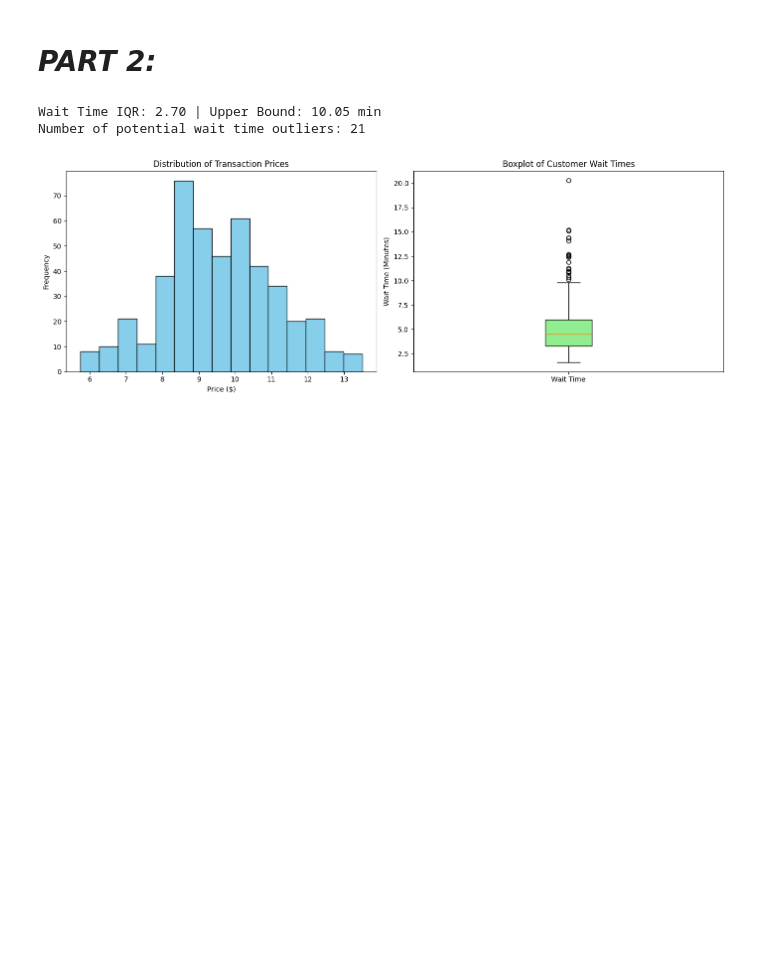
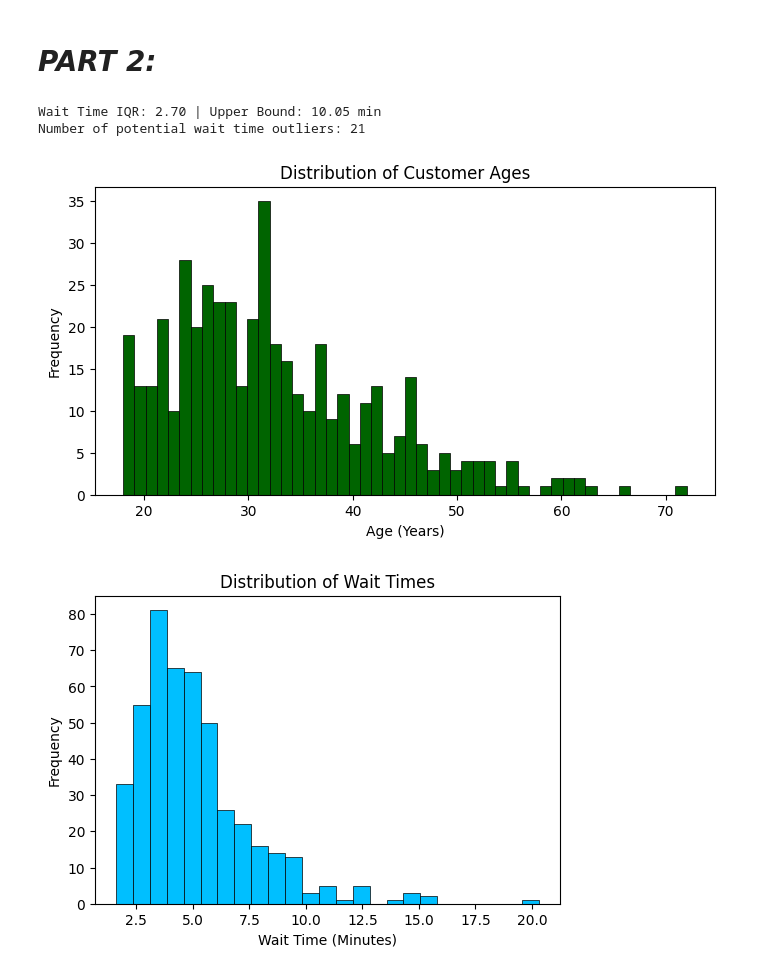
Before and after one commit to AD8787/AP-Stats-DS, a Jupyter notebook: BlendLab.ipynb, the cells around one changed output. Saved outputs shown, nothing was run; the diff lists cells and outputs as text; code cells hidden in the pictures; blank space fills up the shorter version.

```diff
--- a/BlendLab.ipynb
+++ b/BlendLab.ipynb
@@ -314,34 +314,33 @@ Name: Wait_Time_Min, dtype: float64
 # %%
 Q1_wait = df["Wait_Time_Min"].quantile(0.25)
 Q3_wait = df["Wait_Time_Min"].quantile(0.75)
 IQR_wait = Q3_wait - Q1_wait
 upper_bound_wait = Q3_wait + (1.5 * IQR_wait)
 lower_bound_wait = Q1_wait - (1.5 * IQR_wait)
 
 outliers_wait = df[
     (df["Wait_Time_Min"] > upper_bound_wait)
     | (df["Wait_Time_Min"] < lower_bound_wait)
 ]
 print(f"Wait Time IQR: {IQR_wait:.2f} | Upper Bound: {upper_bound_wait:.2f} min")
 print(f"Number of potential wait time outliers: {len(outliers_wait)}")
 
-# Visualization 1 & 2: Histogram for Price and Boxplot for Wait Time (Matplotlib)
-fig, axes = plt.subplots(1, 2, figsize = (14, 5))
+plt.figure(figsize=(8,4))
+plt.hist(df["Customer_Age"], bins=50, edgecolor='black', linewidth=0.5, color='darkgreen')
+plt.title("Distribution of Customer Ages")
+plt.xlabel("Age (Years)")
+plt.ylabel("Frequency")
+plt.show()
 
-axes[0].hist(df["Price"], bins=15, color="skyblue", edgecolor="black")
-axes[0].set_title("Distribution of Transaction Prices")
-axes[0].set_xlabel("Price ($)")
-axes[0].set_ylabel("Frequency")
-
-axes[1].boxplot(df["Wait_Time_Min"], vert = True, patch_artist=True, boxprops = dict(facecolor="lightgreen"))
-axes[1].set_title("Boxplot of Customer Wait Times")
-axes[1].set_ylabel("Wait Time (Minutes)")
-axes[1].set_xticks([1])
-axes[1].set_xticklabels(["Wait Time"])
-
-plt.tight_layout()
+print("\n")
+plt.figure(figsize=(6,4))
+plt.hist(df["Wait_Time_Min"], bins=25, edgecolor='black', linewidth=0.5, color='deepskyblue')
+plt.title("Distribution of Wait Times")
+plt.xlabel("Wait Time (Minutes)")
+plt.ylabel("Frequency")
 plt.show()
 # %% [output]
 Wait Time IQR: 2.70 | Upper Bound: 10.05 min
 Number of potential wait time outliers: 21
-[figure, old version]
+[figure, new version]
+[figure, added]
```
